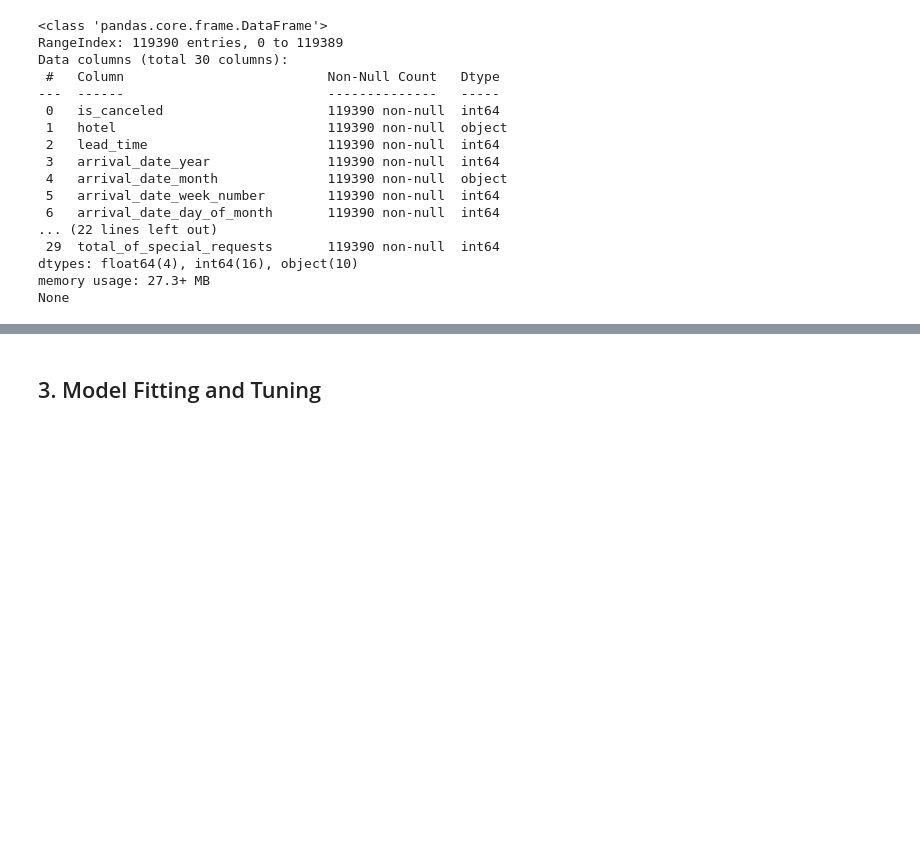
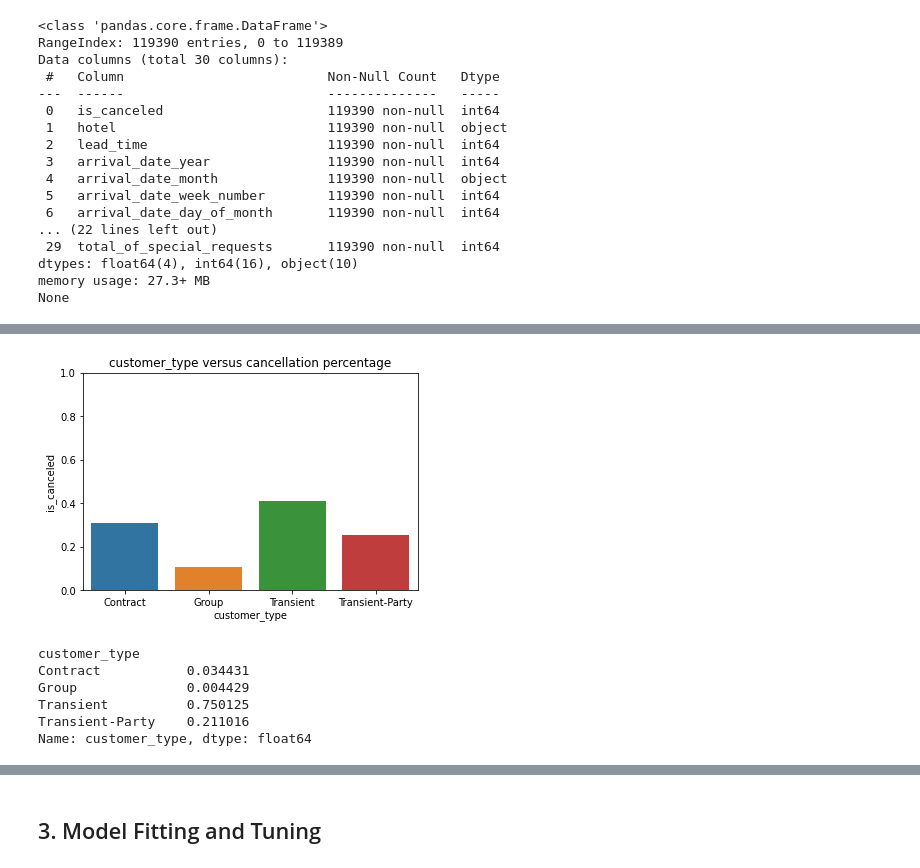
Before and after one commit to AngeloYin0826/MLP_project2, a Jupyter notebook: proj2.ipynb, the cells around one changed output, grey strips where cells are left out. Cells and saved outputs as stored; diff of their text form; code cells hidden in the pictures; blank space fills up the shorter version.

```diff
--- a/proj2.ipynb
+++ b/proj2.ipynb
@@ -148 +207,16 @@ plt.show()
+# %%
+# histograms for cancellation proportion for each customer type
+cust_type = df.groupby(['customer_type'])['is_canceled'].sum()/df.groupby(['customer_type'])['is_canceled'].count()
+cust_type_df = cust_type.to_frame().reset_index()
+sns.barplot(x=cust_type_df['customer_type'], y=cust_type_df['is_canceled']).set(title='customer_type versus cancellation percentage', ylim=(0,1))
+plt.show()
+df.groupby(['customer_type'])['customer_type'].count()/df['customer_type'].count()
+# %% [output]
+[figure, added]
+customer_type
+Contract           0.034431
+Group              0.004429
+Transient          0.750125
+Transient-Party    0.211016
+Name: customer_type, dtype: float64
 # %%
```
Also changed, not shown: parts of 29 cells of this notebook.
